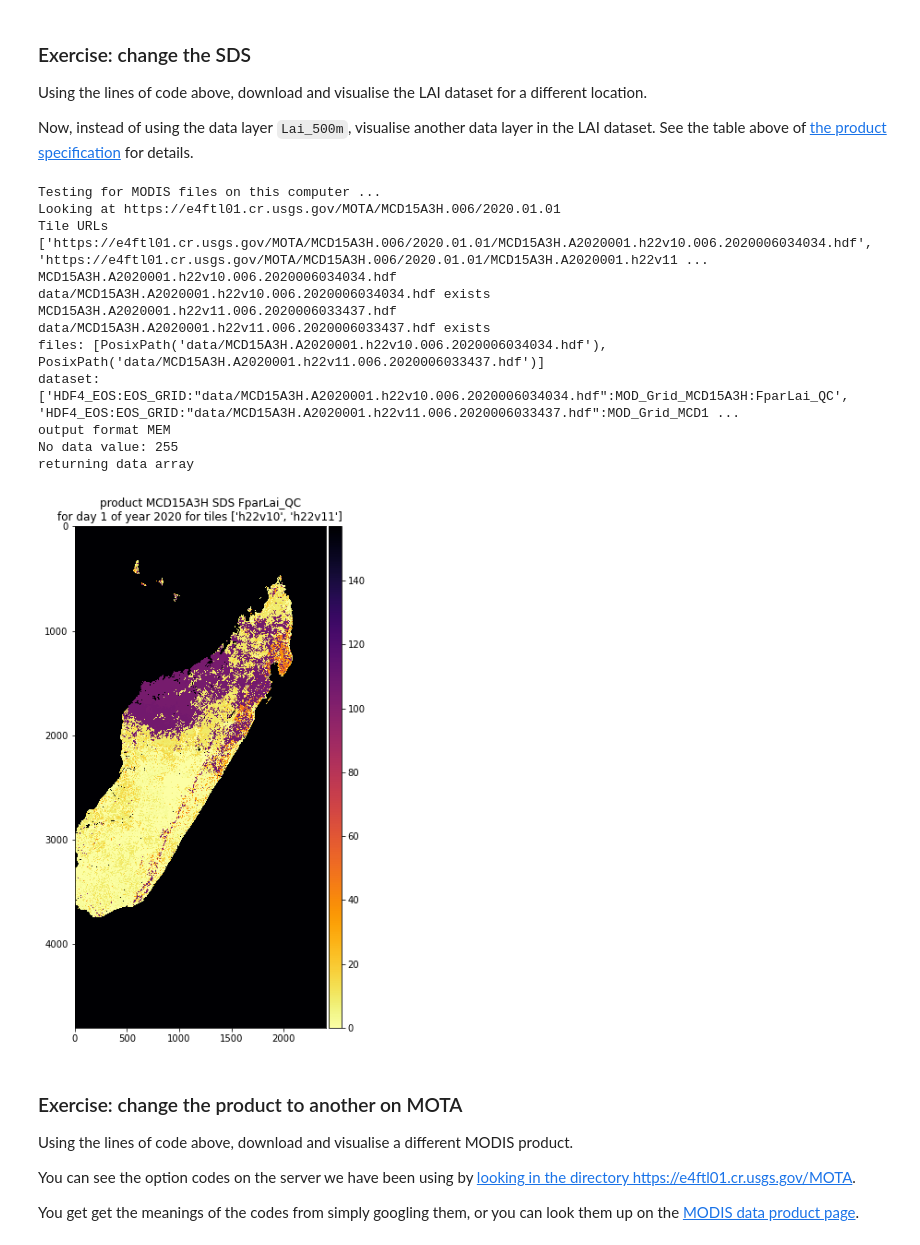
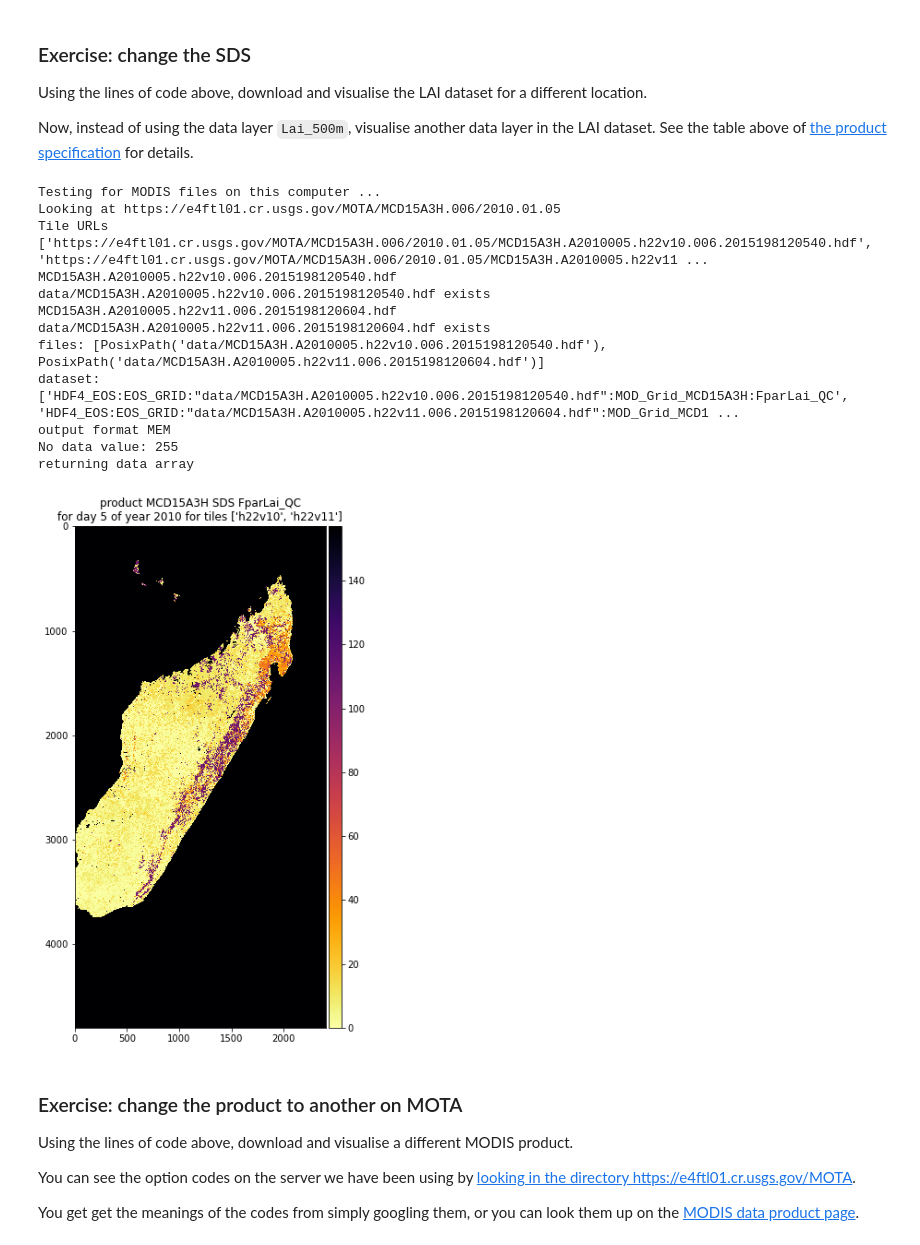
Before and after one commit to UCL-EO/uclgeog_msc_core, a Jupyter notebook: NASA MODIS Earthdata.ipynb, the cells around one changed output. Drawn from its saved outputs; the diff is of its cells as text; code cells hidden in the pictures.

```diff
--- a/NASA MODIS Earthdata.ipynb
+++ b/NASA MODIS Earthdata.ipynb
@@ -479,33 +553,34 @@ As before, put comments in your code using `#` to start a comment, to describe w
 You might want to set `verbose` to `True` to get some feedback on what is going on.
 # %%
 from uclgeog_msc.process_timeseries import mosaic_and_clip, visualise
+import numpy as np
 
 #######################
 # location: madagascar
 #######################
 params = {
-    'tiles'  :    ['h22v10','h22v11'],
-    'doy'    :    1,
-    'year'   :    2020,
-    'product':    'MCD15A3H',
-    'grid'   :    'MOD_Grid_MCD15A3H',
-    'layer'  :    'Lai_500m',
-    'verbose':    True
+    'tiles'   :    ['h22v10','h22v11'],
+    'doy'     :    5,
+    'year'    :    2010,
+    'product' :    'MCD15A3H',
+    'layer'   :    'Lai_500m',
+    'grid'    :    'MOD_Grid_MCD15A3H',
+    'verbose' :    True,
+    'base_url':   'https://e4ftl01.cr.usgs.gov/MOTA'
 }
-
 try:
-    lai = mosaic(params)
-    assert lai is not None
+    data = mosaic(params)
+    assert data is not None
 except AssertionError:
     print("\nThis hasn't worked")
 else:
-    lai = lai.astype(float)
-    lai[lai>248] = np.nan
+    data = data.astype(float)
+    data[data>248] = np.nan
     #######################
     # call visualise
     #######################
     title = 'product {product} SDS {layer}\n'.format(**params) + \
             'for day {doy} of year {year} for tiles {tiles}'.format(**params)
-    plot=visualise(lai,title=title,vmax=3.0)
+    plot=visualise(data,title=title,vmax=3.0)
 # %% [output]
 Testing for MODIS files on this computer ...
@@ -529,54 +604,57 @@ Using the lines of code above, download and visualise the LAI dataset for a diff
 Now, instead of using the data layer `Lai_500m`, visualise another data layer in the LAI dataset. See the table above of [the product specification](https://lpdaac.usgs.gov/products/mcd15a3hv006/) for details.
 # %%
 from uclgeog_msc.process_timeseries import mosaic_and_clip, visualise
+import numpy as np
 
 #######################
 # location: madagascar
 #######################
+
 params = {
-    'tiles'  :    ['h22v10','h22v11'],
-    'doy'    :    1,
-    'year'   :    2020,
-    'product':    'MCD15A3H',
-    'grid'   :    'MOD_Grid_MCD15A3H',
-    'layer'  :    'FparLai_QC',
-    'verbose':    True
+    'tiles'   :    ['h22v10','h22v11'],
+    'doy'     :    5,
+    'year'    :    2010,
+    'product' :    'MCD15A3H',
+    'layer'   :    'FparLai_QC',
+    'grid'    :    'MOD_Grid_MCD15A3H',
+    'verbose' :    True,
+    'base_url':   'https://e4ftl01.cr.usgs.gov/MOTA'
 }
 
 #######################
 # download and interpret
 # note the valid range is different
 # see the product table above
 #######################
 
 try:
     data = mosaic(params)
     assert data is not None
 except AssertionError:
     print("\nThis hasn't worked")
 else:
     data = data.astype(float)
     data[data>254] = np.nan
     #######################
     # call visualise
     #######################
     title = 'product {product} SDS {layer}\n'.format(**params) + \
             'for day {doy} of year {year} for tiles {tiles}'.format(**params)
     plot=visualise(data,title=title)
 # %% [output]
 Testing for MODIS files on this computer ...
-Looking at https://e4ftl01.cr.usgs.gov/MOTA/MCD15A3H.006/2020.01.01
-Tile URLs ['https://e4ftl01.cr.usgs.gov/MOTA/MCD15A3H.006/2020.01.01/MCD15A3H.A2020001.h22v10.006.2020006034034.hdf', 'https://e4ftl01.cr.usgs.gov/MOTA/MCD15A3H.006/2020.01.01/MCD15A3H.A2020001.h22v11 ...
-MCD15A3H.A2020001.h22v10.006.2020006034034.hdf
-data/MCD15A3H.A2020001.h22v10.006.2020006034034.hdf exists
-MCD15A3H.A2020001.h22v11.006.2020006033437.hdf
-data/MCD15A3H.A2020001.h22v11.006.2020006033437.hdf exists
-files: [PosixPath('data/MCD15A3H.A2020001.h22v10.006.2020006034034.hdf'), PosixPath('data/MCD15A3H.A2020001.h22v11.006.2020006033437.hdf')]
-dataset: ['HDF4_EOS:EOS_GRID:"data/MCD15A3H.A2020001.h22v10.006.2020006034034.hdf":MOD_Grid_MCD15A3H:FparLai_QC', 'HDF4_EOS:EOS_GRID:"data/MCD15A3H.A2020001.h22v11.006.2020006033437.hdf":MOD_Grid_MCD1 ...
+Looking at https://e4ftl01.cr.usgs.gov/MOTA/MCD15A3H.006/2010.01.05
+Tile URLs ['https://e4ftl01.cr.usgs.gov/MOTA/MCD15A3H.006/2010.01.05/MCD15A3H.A2010005.h22v10.006.2015198120540.hdf', 'https://e4ftl01.cr.usgs.gov/MOTA/MCD15A3H.006/2010.01.05/MCD15A3H.A2010005.h22v11 ...
+MCD15A3H.A2010005.h22v10.006.2015198120540.hdf
+data/MCD15A3H.A2010005.h22v10.006.2015198120540.hdf exists
+MCD15A3H.A2010005.h22v11.006.2015198120604.hdf
+data/MCD15A3H.A2010005.h22v11.006.2015198120604.hdf exists
+files: [PosixPath('data/MCD15A3H.A2010005.h22v10.006.2015198120540.hdf'), PosixPath('data/MCD15A3H.A2010005.h22v11.006.2015198120604.hdf')]
+dataset: ['HDF4_EOS:EOS_GRID:"data/MCD15A3H.A2010005.h22v10.006.2015198120540.hdf":MOD_Grid_MCD15A3H:FparLai_QC', 'HDF4_EOS:EOS_GRID:"data/MCD15A3H.A2010005.h22v11.006.2015198120604.hdf":MOD_Grid_MCD1 ...
 output format MEM
 No data value: 255
 returning data array
-[figure, old version]
+[figure, new version]
 # %% [markdown]
 ### Exercise: change the product to another on MOTA
 
```
Also changed, not shown: parts of 20 cells of this notebook, 1 other file.
